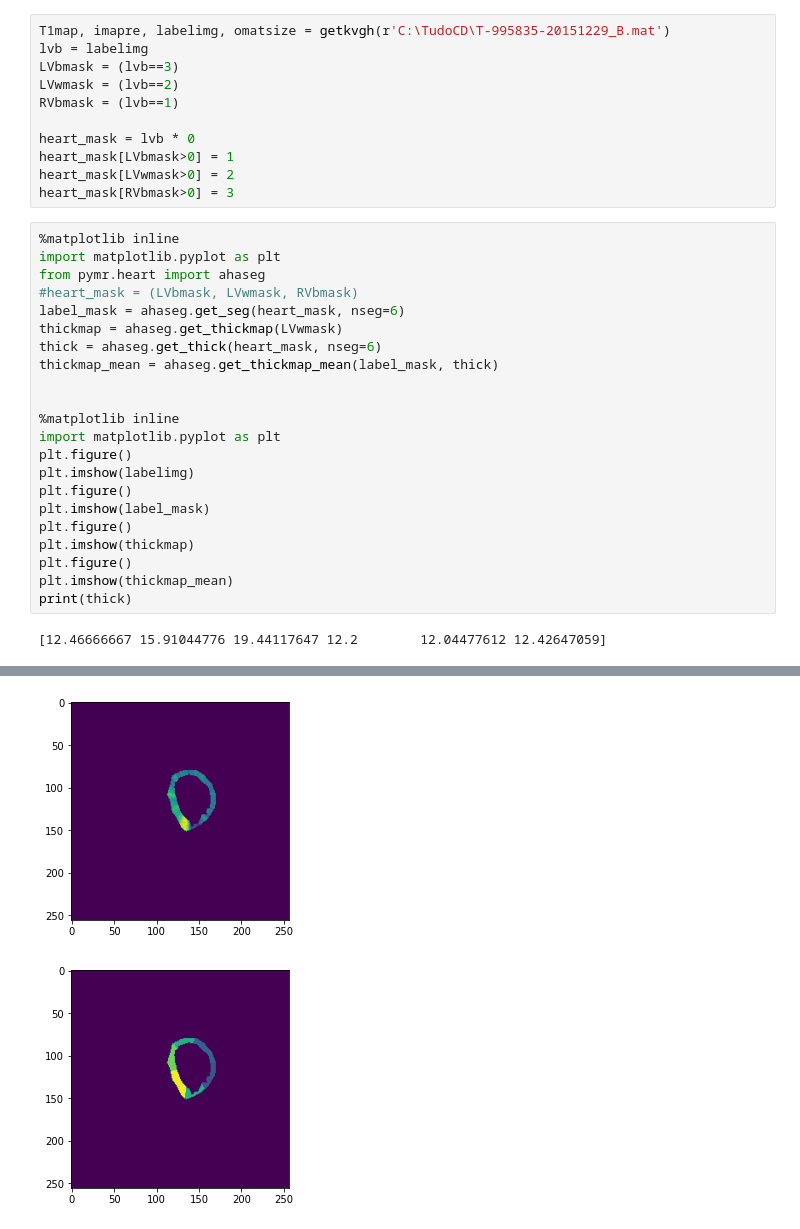
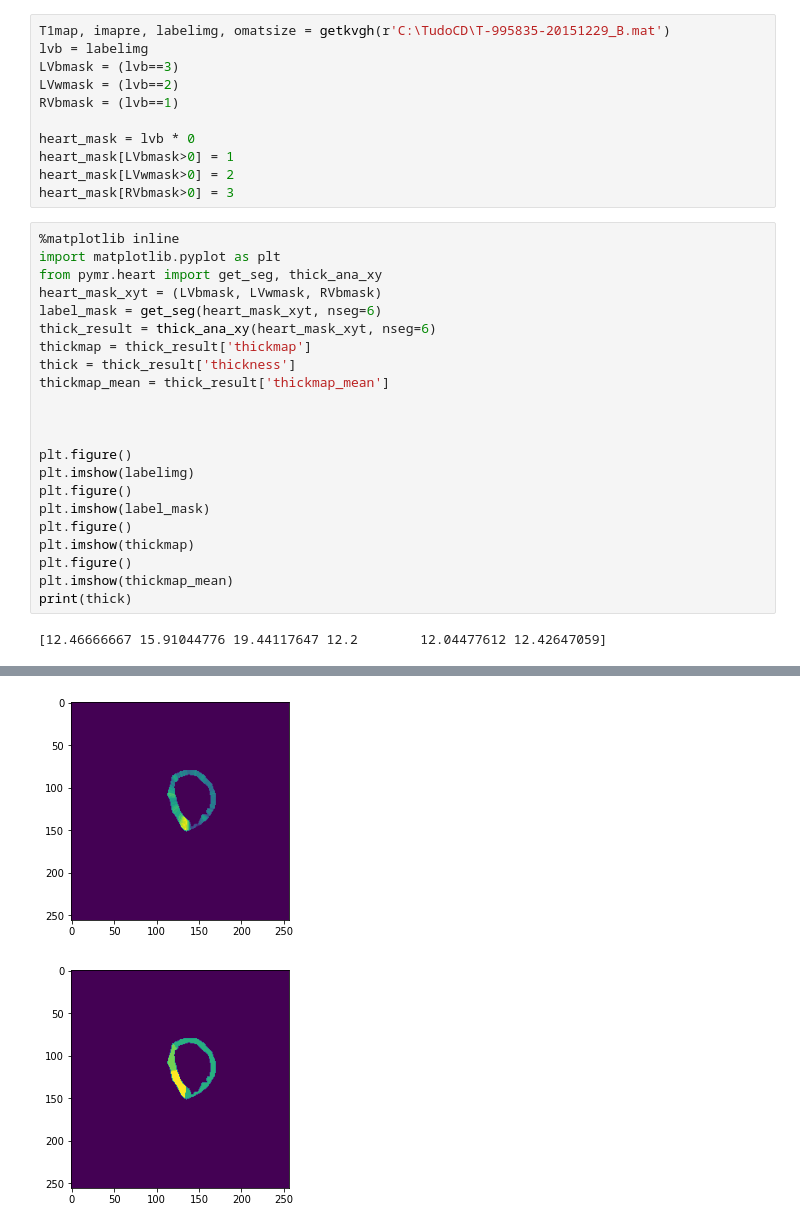
Before and after one commit to htylab/pymr_back, a Jupyter notebook: example/example_1_AHA_and_Thickness.ipynb, the cells around one changed output, grey strips where cells are left out. Cells and saved outputs as stored; diff of their text form.

```diff
--- a/example/example_1_AHA_and_Thickness.ipynb
+++ b/example/example_1_AHA_and_Thickness.ipynb
@@ -46,28 +46,28 @@ heart_mask[RVbmask>0] = 3
 # %%
 %matplotlib inline
 import matplotlib.pyplot as plt
-from pymr.heart import ahaseg
-#heart_mask = (LVbmask, LVwmask, RVbmask)
-label_mask = ahaseg.get_seg(heart_mask, nseg=6)
-thickmap = ahaseg.get_thickmap(LVwmask)
-thick = ahaseg.get_thick(heart_mask, nseg=6)
-thickmap_mean = ahaseg.get_thickmap_mean(label_mask, thick)
+from pymr.heart import get_seg, thick_ana_xy
+heart_mask_xyt = (LVbmask, LVwmask, RVbmask)
+label_mask = get_seg(heart_mask_xyt, nseg=6)
+thick_result = thick_ana_xy(heart_mask_xyt, nseg=6)
+thickmap = thick_result['thickmap']
+thick = thick_result['thickness']
+thickmap_mean = thick_result['thickmap_mean']
 
 
-%matplotlib inline
-import matplotlib.pyplot as plt
+
 plt.figure()
 plt.imshow(labelimg)
 plt.figure()
 plt.imshow(label_mask)
 plt.figure()
 plt.imshow(thickmap)
 plt.figure()
 plt.imshow(thickmap_mean)
 print(thick)
 # %% [output]
 [12.46666667 15.91044776 19.44117647 12.2        12.04477612 12.42647059]
 [figure]
 [figure]
 [figure]
-[figure, old version]
+[figure, new version]
```
Also changed, not shown: parts of 1 cell of this notebook, 5 other files.
